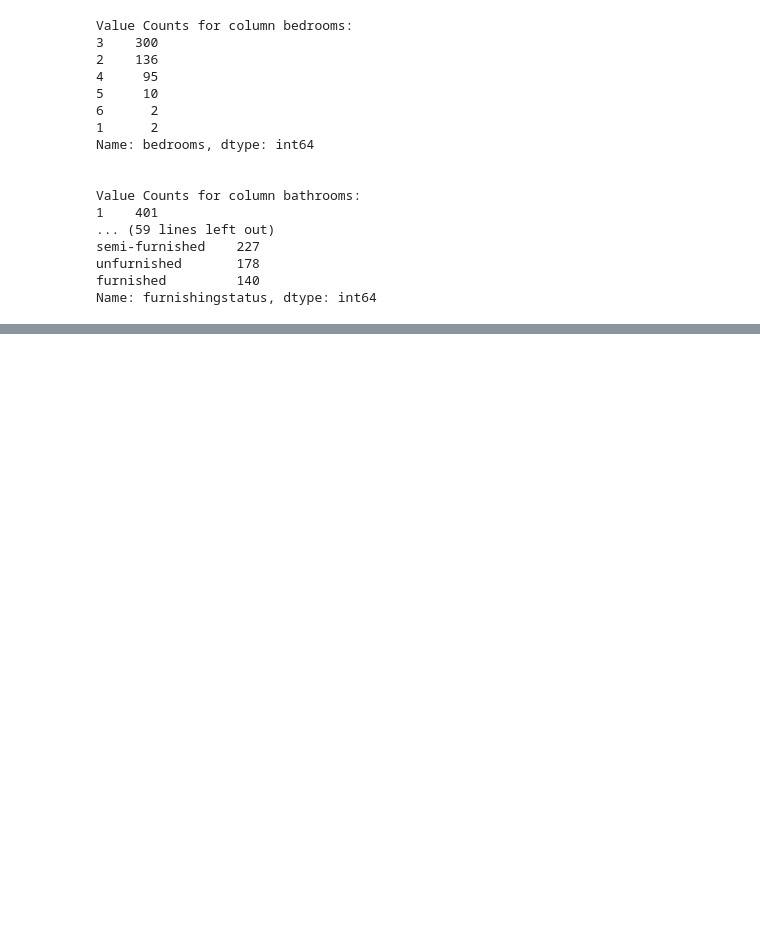
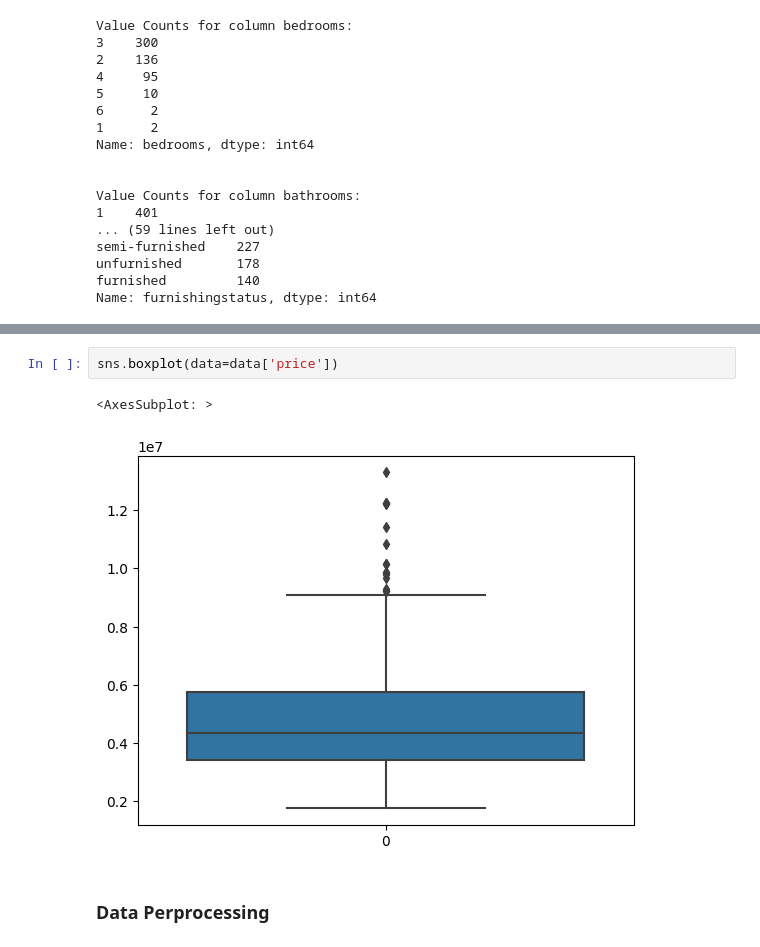
Before and after one commit to nadeap/Fullstack-DS, a Jupyter notebook: SerkomDS/Housepredict.ipynb, the cells around one changed output, grey strips where cells are left out. Saved outputs shown, nothing was run; the diff lists cells and outputs as text; blank space fills up the shorter version.

```diff
--- a/SerkomDS/Housepredict.ipynb
+++ b/SerkomDS/Housepredict.ipynb
@@ -143,0 +153,7 @@ Name: furnishingstatus, dtype: int64
+# %%
+sns.boxplot(data=data['price'])
+# %% [output]
+<AxesSubplot: >
+[figure, added]
+# %% [markdown]
+### Data Perprocessing
```
Also changed, not shown: parts of 28 cells of this notebook.
